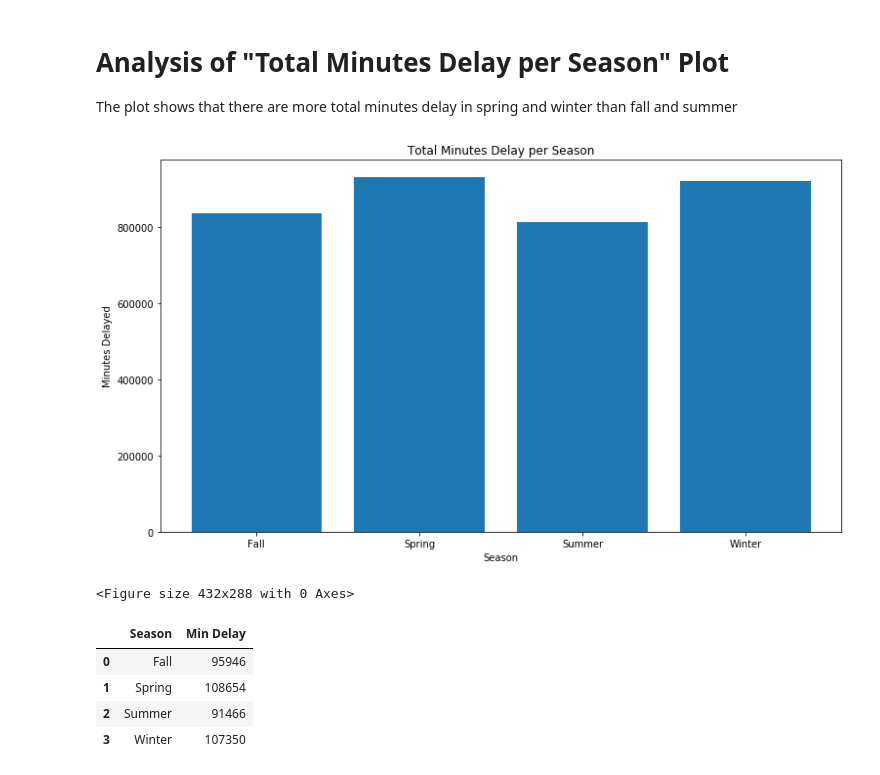
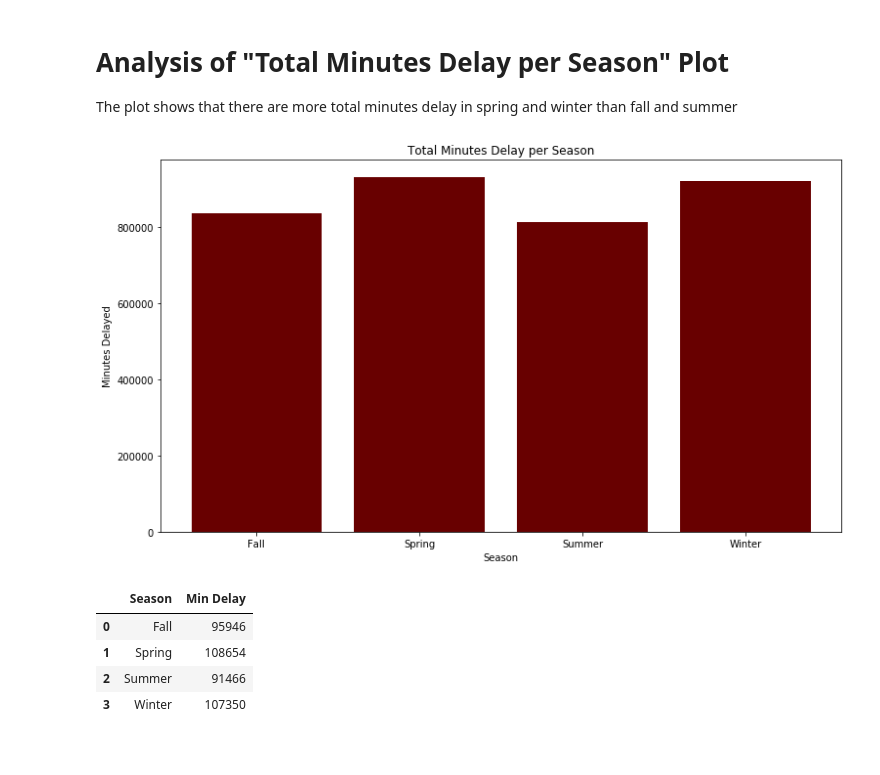
Before and after one commit to sishola/ttc-delays, a Jupyter notebook: Surface Routes/wl_analysis.ipynb, the cells around one changed output. Saved outputs shown, nothing was run; the diff lists cells and outputs as text; code cells hidden in the pictures.

Commit message:
updated jup nb with TTC colors and fixed bug where .png not saving

```diff
--- a/Surface Routes/wl_analysis.ipynb
+++ b/Surface Routes/wl_analysis.ipynb
@@ -54,16 +54,18 @@ The plot shows that there are more total minutes delay in spring and winter than
 # %%
 ###WL - plot the bar graph
 fig, ax = plt.subplots(1, figsize = [12.5, 7])
 plt.xlabel('Season')
 plt.ylabel('Minutes Delayed')
 plt.title("Total Minutes Delay per Season")
-ax.bar(season_df['Season'], season_df['Min Delay'])
+ax.bar(season_df['Season'], season_df['Min Delay'],color='#680000')
 
-plt.show()
+#plt.show()
+
 plt.savefig('min_delay_season.png')
+fig.show()
+fig.savefig('min_delay_season.png')
 # %% [output]
-[figure, old version]
+[figure, new version]
-<Figure size 432x288 with 0 Axes>
 # %%
 ###WL - Group the season_df for season and min delay
 count_df = df.groupby('Season').agg({'Min Delay' : 'count'}).reset_index()
```
Also changed, not shown: parts of 3 cells of this notebook, 3 other files.
